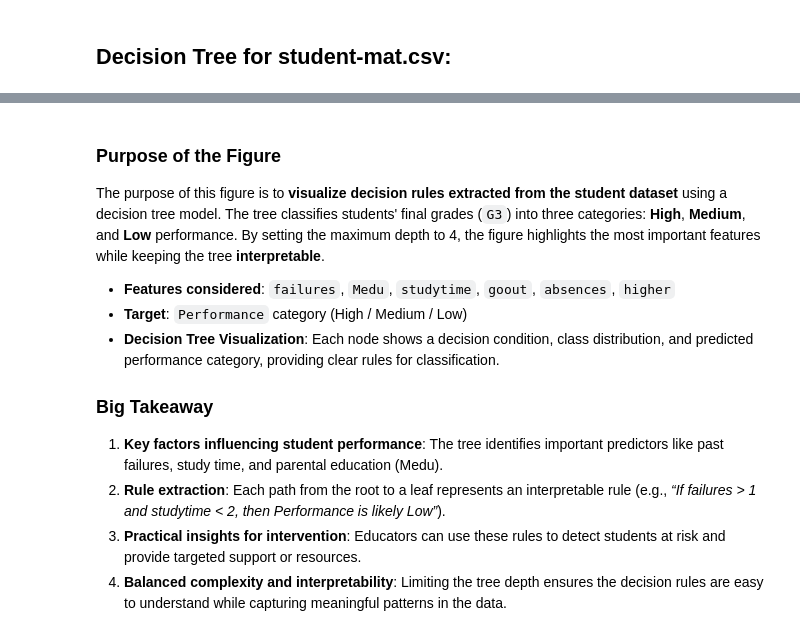
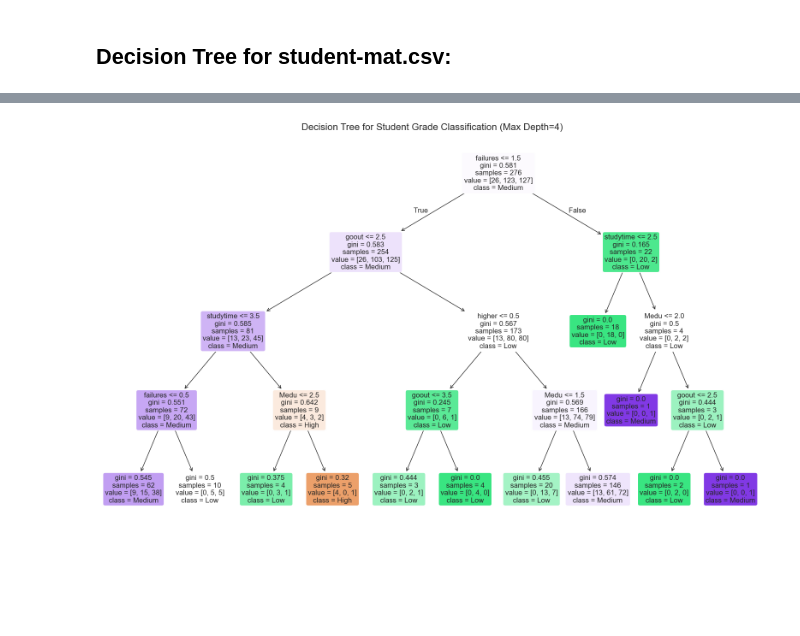
Before and after one commit to orchlonn/CS-456, a Jupyter notebook: Labs/Lab-5/Lab5.ipynb, the cells around one changed output, grey strips where cells are left out. Saved outputs shown, nothing was run; the diff lists cells and outputs as text; code cells hidden in the pictures; blank space fills up the shorter version.

```diff
--- a/Labs/Lab-5/Lab5.ipynb
+++ b/Labs/Lab-5/Lab5.ipynb
@@ -495,16 +416,44 @@ Por Dataset
-# %% [markdown]
-### **Purpose of the Figure**
-
-The purpose of this figure is to **visualize decision rules extracted from the student dataset** using a decision tree model. The tree classifies students' final grades (`G3`) into three categories: **High**, **Medium**, and **Low** performance. By setting the maximum depth to 4, the figure highlights the most important features while keeping the tree **interpretable**.
-
-- **Features considered**: `failures`, `Medu`, `studytime`, `goout`, `absences`, `higher`
-- **Target**: `Performance` category (High / Medium / Low)
-- **Decision Tree Visualization**: Each node shows a decision condition, class distribution, and predicted performance category, providing clear rules for classification.
-
-
-### **Big Takeaway**
-
-1. **Key factors influencing student performance**: The tree identifies important predictors like past failures, study time, and parental education (Medu).
-2. **Rule extraction**: Each path from the root to a leaf represents an interpretable rule (e.g., *“If failures > 1 and studytime < 2, then Performance is likely Low”*).
-3. **Practical insights for intervention**: Educators can use these rules to detect students at risk and provide targeted support or resources.
-4. **Balanced complexity and interpretability**: Limiting the tree depth ensures the decision rules are easy to understand while capturing meaningful patterns in the data.
+# %%
+# Import libraries
+from sklearn.tree import DecisionTreeClassifier, plot_tree
+from sklearn.model_selection import train_test_split
+from sklearn.preprocessing import LabelEncoder
+import matplotlib.pyplot as plt
+
+df = student_mat_df.copy()
+
+# Define target: categorize final grade G3
+# Low: 0-10, Medium: 11-15, High: 16-20
+df['G3_category'] = pd.cut(df['G3'], bins=[-1, 10, 15, 20], labels=['Low', 'Medium', 'High'])
+
+# Select a few features
+features = ['studytime', 'failures', 'goout', 'Medu', 'higher']
+
+# Encode categorical features
+df_encoded = df[features].copy()
+le_dict = {}
+for col in df_encoded.columns:
+    if df_encoded[col].dtype == 'object':
+        le = LabelEncoder()
+        df_encoded[col] = le.fit_transform(df_encoded[col])
+        le_dict[col] = le  # save encoder for interpretation
+
+# Encode target
+target_le = LabelEncoder()
+y = target_le.fit_transform(df['G3_category'])
+
+# Train-test split
+X_train, X_test, y_train, y_test = train_test_split(df_encoded, y, test_size=0.3, random_state=42)
+
+# Build Decision Tree Classifier
+dtc = DecisionTreeClassifier(max_depth=4, random_state=42)
+dtc.fit(X_train, y_train)
+
+# Visualize the decision tree
+plt.figure(figsize=(20, 12))
+plot_tree(dtc, feature_names=features, class_names=target_le.classes_,
+          filled=True, rounded=True, fontsize=12)
+plt.title("Decision Tree for Student Grade Classification (Max Depth=4)", fontsize=16)
+plt.show()
+# %% [output]
+[figure, added]
```
Also changed, not shown: parts of 4 cells of this notebook.
